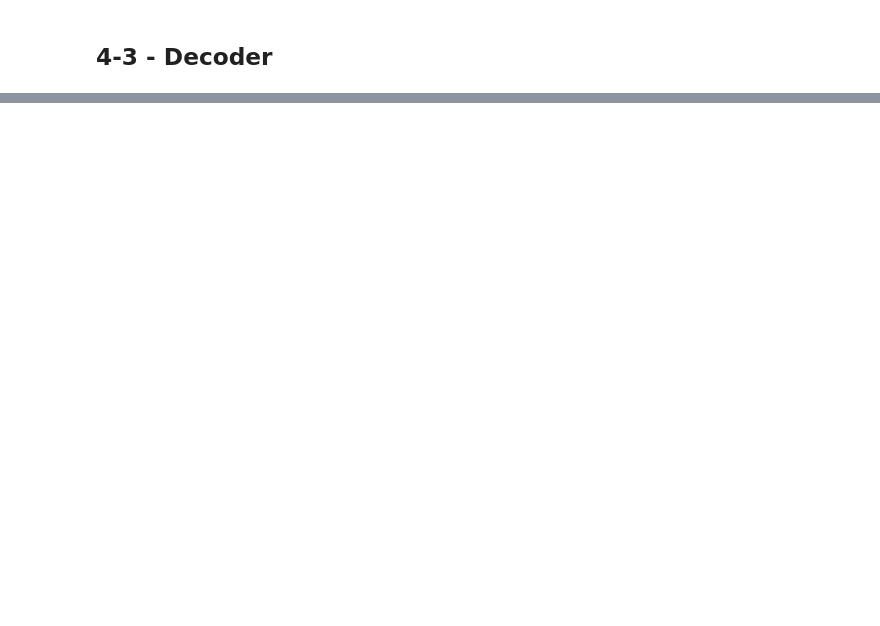
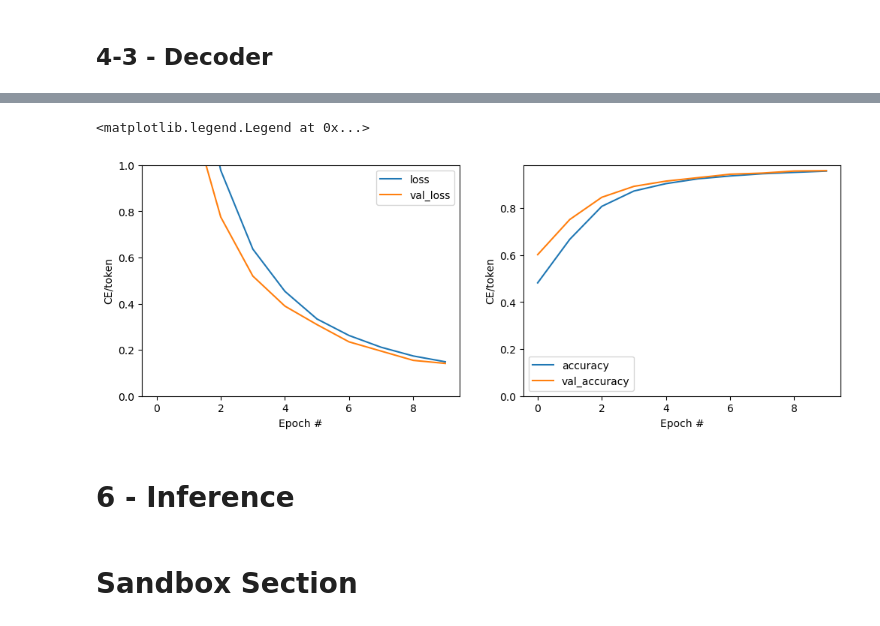
Before and after one commit to garyc1225/Address-Auto-Complete, a Jupyter notebook: Address-Auto-Complete.ipynb, the cells around one changed output, grey strips where cells are left out. Drawn from its saved outputs; the diff is of its cells as text; code cells hidden in the pictures; blank space fills up the shorter version.

```diff
--- a/Address-Auto-Complete.ipynb
+++ b/Address-Auto-Complete.ipynb
@@ -458,0 +729,10 @@ def call(self,
+# %%
+model = Addressor(UNITS, context_text_processor, target_text_processor)
+
+logits = model((ex_context_tok, ex_tar_in))
+
+model.compile(optimizer='adam',
+                  loss=masked_loss,
+                  metrics=[masked_acc, masked_loss])
+
+print(model.summary())
@@ -458,0 +756,9 @@ def call(self,
+# %%
+history = model.fit(
+    train_ds.repeat(),
+    epochs=10,
+    steps_per_epoch = 100,
+    validation_data=val_ds,
+    validation_steps = 20,
+    callbacks=[
+        tf.keras.callbacks.EarlyStopping(patience=3)])
@@ -458,0 +786,28 @@ def call(self,
+# %%
+import matplotlib
+import matplotlib.pyplot as plt
+import matplotlib.ticker as ticker
+
+matplotlib.rc_file_defaults()
+
+fig, (ax1, ax2) = plt.subplots(1, 2, figsize=(12,4))
+
+ax1.plot(history.history['loss'], label='loss')
+ax1.plot(history.history['val_loss'], label='val_loss')
+ax1.set_ylim([0, max(plt.ylim())])
+ax1.set_xlabel('Epoch #')
+ax1.set_ylabel('CE/token')
+ax1.legend()
+
+ax2.plot(history.history['masked_acc'], label='accuracy')
+ax2.plot(history.history['val_masked_acc'], label='val_accuracy')
+ax2.set_ylim([0, max(plt.ylim())])
+ax2.set_xlabel('Epoch #')
+ax2.set_ylabel('CE/token')
+ax2.legend()
+# %% [output]
+<matplotlib.legend.Legend at 0x...>
+[figure, added]
+# %% [markdown]
+<a id="6"></a>
+# 6 - Inference
@@ -458,0 +880,2 @@ def call(self,
+# %% [markdown]
+# Sandbox Section
```
Also changed, not shown: parts of 37 cells of this notebook, 2 other files.
